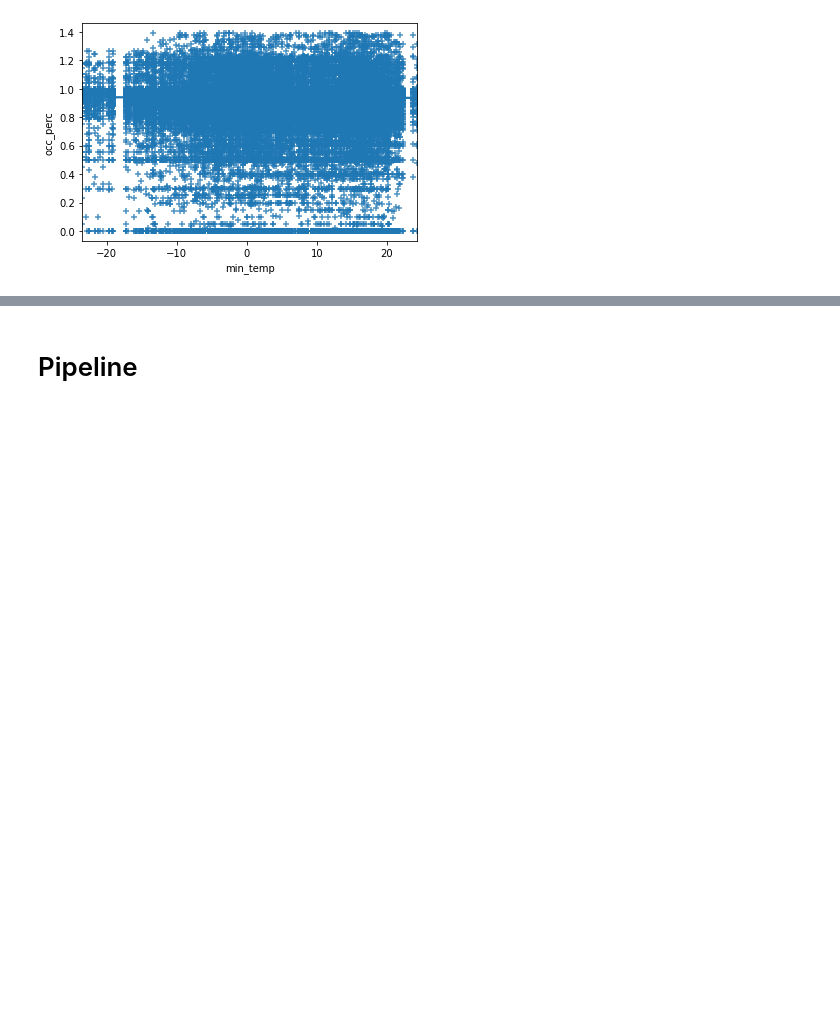
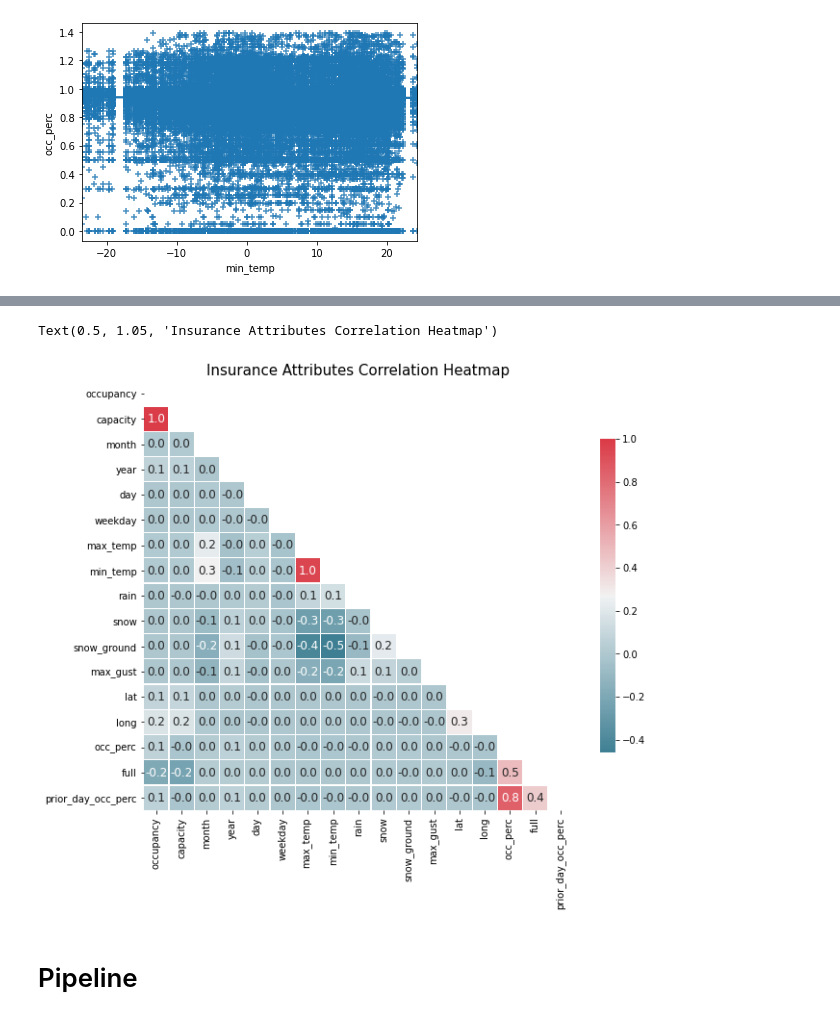
Before and after one commit to lowry777/3253-Project_Group-18, a Jupyter notebook: Group18_3253_Project-Toronto_Shelter_Occupancy.ipynb, the cells around one changed output, grey strips where cells are left out. Saved outputs shown, nothing was run; the diff lists cells and outputs as text; code cells hidden in the pictures; blank space fills up the shorter version.

```diff
--- a/Group18_3253_Project-Toronto_Shelter_Occupancy.ipynb
+++ b/Group18_3253_Project-Toronto_Shelter_Occupancy.ipynb
@@ -375,6 +378,34 @@ fig = px.scatter_mapbox(df_map, lat="lat", lon="long", color="full_mean", size="
 fig.show()
 # %% [output]
 [interactive output not drawn]
+# %%
+#Look at correlation between variables
+corr = df.corr()
+
+_ , ax = plt.subplots(figsize =(10, 10))
+colormap = sns.diverging_palette(220, 10, as_cmap = True)
+
+mask = np.zeros_like(corr, dtype=np.bool)
+mask[np.triu_indices_from(mask)] = True
+
+_ = sns.heatmap(round(corr,2),
+                cmap = colormap,
+                square=True,
+                cbar_kws={'shrink':.6 },
+                ax=ax,
+                annot=True,
+                linewidths=0.1,vmax=1.0, linecolor='white',
+                annot_kws={'fontsize':12 },
+                fmt=".1f",
+                mask=mask)
+
+plt.title('Insurance Attributes Correlation Heatmap', y=1.05, size=15)
+
+# most correlation is within weather and between weather and months, not interesting
+# Prior day occupancy highly correlated to occupancy the next day. Shelters with less occupancy have slightly higher chance of being full
+# %% [output]
+Text(0.5, 1.05, 'Insurance Attributes Correlation Heatmap')
+[figure, added]
 # %% [markdown]
 # Pipeline
 # %%
```
Also changed, not shown: parts of 40 cells of this notebook.
